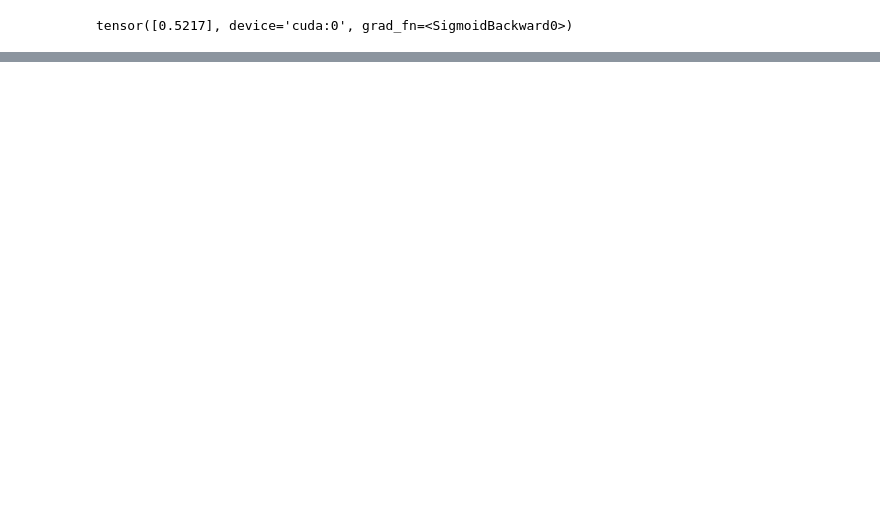
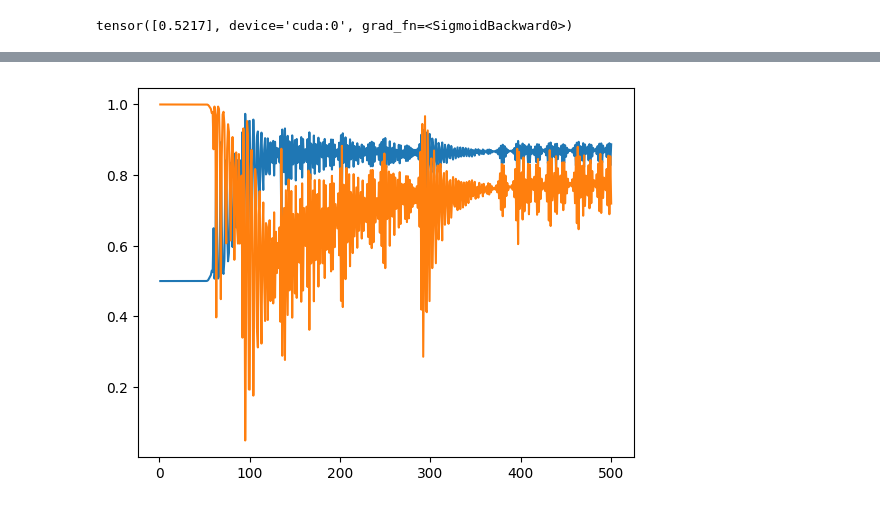
Before and after one commit to jpelayx/nlp, a Jupyter notebook: model.ipynb, the cells around one changed output, grey strips where cells are left out. Saved outputs shown, nothing was run; the diff lists cells and outputs as text; code cells hidden in the pictures; blank space fills up the shorter version.

```diff
--- a/model.ipynb
+++ b/model.ipynb
@@ -116,0 +199,6 @@ tensor([0.5217], device='cuda:0', grad_fn=<SigmoidBackward0>)
+# %%
+plt.plot(res['epoch'], res['val precision'])
+plt.plot(res['epoch'], res['val recall'])
+plt.show()
+# %% [output]
+[figure, added]
```
Also changed, not shown: parts of 14 cells of this notebook, 3 other files.
